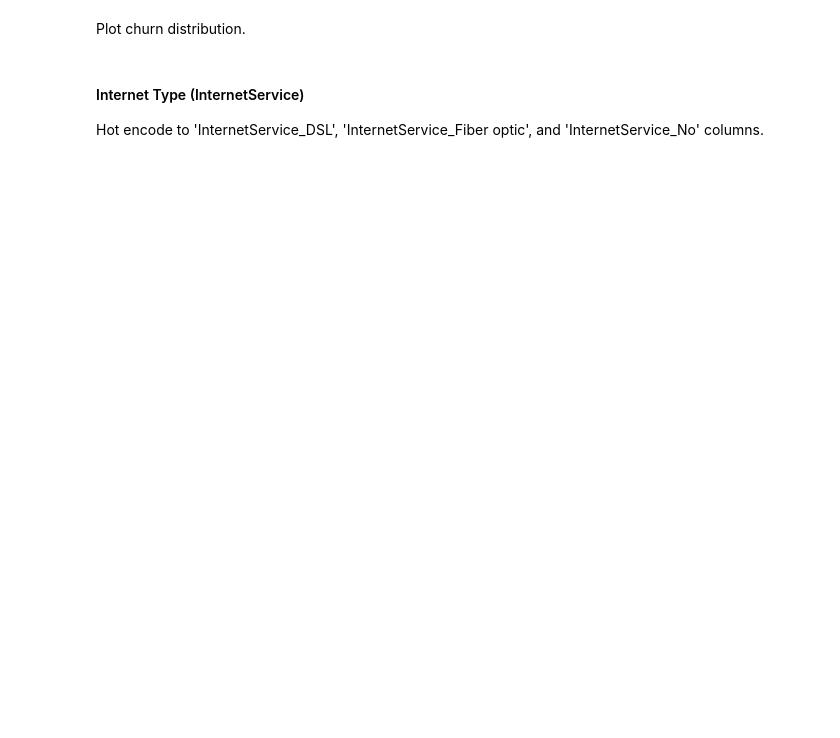
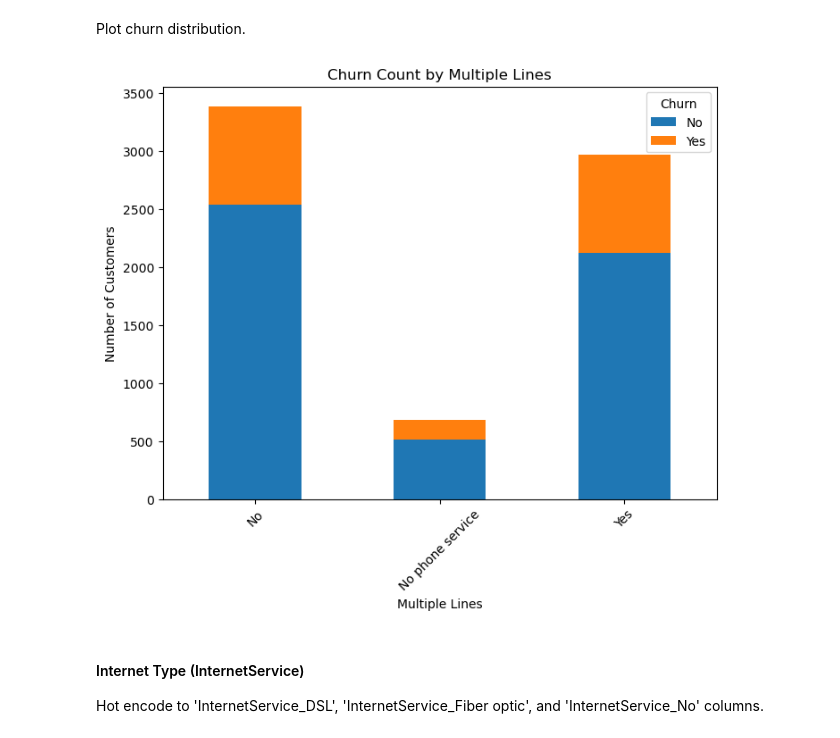
Before and after one commit to kushnertodd/telco-customer-churn, a Jupyter notebook: telco-customer-churn.ipynb, the cells around one changed output. Drawn from its saved outputs; the diff is of its cells as text; code cells hidden in the pictures; blank space fills up the shorter version.

```diff
--- a/telco-customer-churn.ipynb
+++ b/telco-customer-churn.ipynb
@@ -357,7 +357,6 @@ Check values of the categorical colums.
 # %%
 labels = {}
 for col in categorical_features:
-    df['PaymentMethod'] = df['PaymentMethod'].str.replace(' (automatic)', '')
     labels[col] = list(df[col].unique())
     print(col, ": ", sorted(labels[col]))
 # %% [output]
@@ -542,18 +567,18 @@ plt.show()
 # %% [markdown]
 Plot churn distribution. [quantize]
 # %%
-from sklearn.preprocessing import KBinsDiscretizer
-kbins = KBinsDiscretizer(n_bins=5, encode='ordinal', strategy='uniform')
-df['tenure_binned'] = kbins.fit_transform(df[['tenure']])
-edges = kbins.bin_edges_[0]
-print("Bin edges:", edges)
-# plot results
-tenure_churn = pd.crosstab(df.loc[df['tenure_binned'] != "None", 'tenure_binned'], df['Churn'])
-ax = tenure_churn.plot(kind='bar')
-ax.set_xticklabels([int(edges[0]), int(edges[1]), int(edges[2]), int(edges[3]), int(edges[4])], rotation=45)
-plt.title("Churn Count by Tenure in Months")
-plt.xlabel("Tenure in Months")
-plt.ylabel("Number of Customers")
-plt.legend(title="Churn", labels=["No", "Yes"])
-plt.xticks(rotation=45)
-plt.show()
+# from sklearn.preprocessing import KBinsDiscretizer
+# kbins = KBinsDiscretizer(n_bins=5, encode='ordinal', strategy='uniform')
+# df['tenure_binned'] = kbins.fit_transform(df[['tenure']])
+# edges = kbins.bin_edges_[0]
+# print("Bin edges:", edges)
+# # plot results
+# tenure_churn = pd.crosstab(df.loc[df['tenure_binned'] != "None", 'tenure_binned'], df['Churn'])
+# ax = tenure_churn.plot(kind='bar')
+# ax.set_xticklabels([int(edges[0]), int(edges[1]), int(edges[2]), int(edges[3]), int(edges[4])], rotation=45)
+# plt.title("Churn Count by Tenure in Months")
+# plt.xlabel("Tenure in Months")
+# plt.ylabel("Number of Customers")
+# plt.legend(title="Churn", labels=["No", "Yes"])
+# plt.xticks(rotation=45)
+# plt.show()
@@ -602,3 +623,4 @@ Convert 'No'/'Yes' strings to 0/1 Hot encode to 'MultipleLines_No' and 'Multiple
 # %%
-df['MultipleLines_Encoded'] = df['MultipleLines'].map({'No': 0, 'No phone service': 0, 'Yes': 1})
-print(df.loc[0:5, ['MultipleLines', 'MultipleLines_Encoded']])
+print(df_original.loc[0:5, ['MultipleLines']])
+df = pd.get_dummies(df, columns=['MultipleLines'], prefix='MultipleLines', dtype=int)
+print(df.loc[0:5, ['MultipleLines_No', 'MultipleLines_Yes']])
@@ -605,14 +642,16 @@ print(df.loc[0:5, ['MultipleLines', 'MultipleLines_Encoded']])
 # %% [markdown]
 Plot churn distribution.
 # %%
-MultipleLines_churn = pd.crosstab(df.loc[df['MultipleLines'] != "None", 'MultipleLines'], df['Churn'])
+MultipleLines_churn = pd.crosstab(df_original.loc[df_original['MultipleLines'] != "None", 'MultipleLines'], df['Churn'])
 MultipleLines_churn.plot(kind='bar', stacked=True, figsize=(8,6))
 plt.title("Churn Count by Multiple Lines")
 plt.xlabel("Multiple Lines")
 plt.ylabel("Number of Customers")
 plt.legend(title="Churn", labels=["No", "Yes"])
 plt.xticks(rotation=45)
 plt.show()
+# %% [output]
+[figure, added]
 # %% [markdown]
 #### Internet Type (InternetService)
 Hot encode to 'InternetService_DSL', 'InternetService_Fiber optic', and 'InternetService_No' columns.
```
Also changed, not shown: parts of 58 cells of this notebook.
